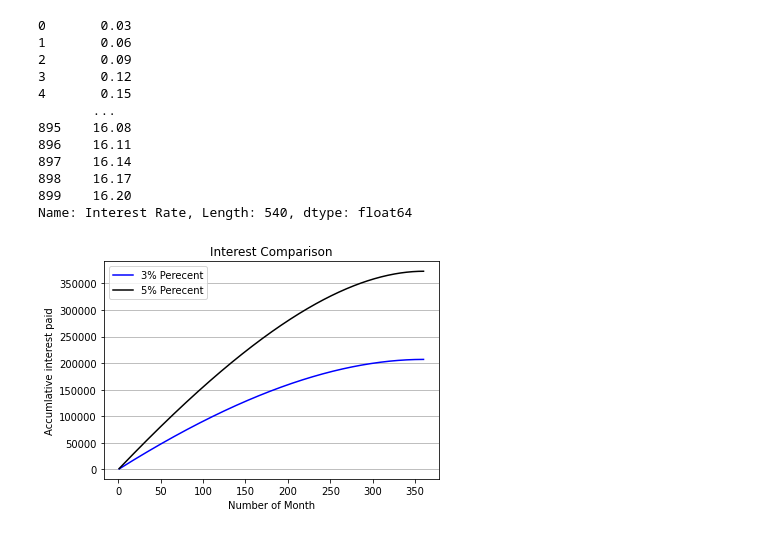
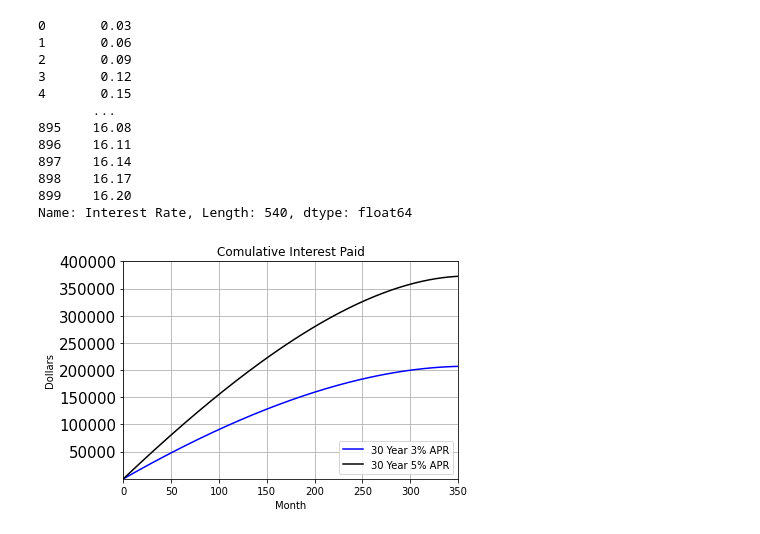
Before and after one commit to amrrahman1/Recreate-Graph, a Jupyter notebook: Re_create_Graph.ipynb, the cells around one changed output. Cells and saved outputs as stored; diff of their text form; code cells hidden in the pictures.

```diff
--- a/Re_create_Graph.ipynb
+++ b/Re_create_Graph.ipynb
@@ -124,18 +124,22 @@ from matplotlib.legend_handler import HandlerLine2D
 # %%
 # Recreate the Graph
 
 # for the legend controls I searched "stack over flow"
-plt.plot(new_df['Month'],new_df['Interest Paid'].cumsum(),c='b', label='3% Perecent')
-plt.plot(new_df_five['Month'],new_df_five['Interest Paid'].cumsum(),c='k', label ='5% Perecent')
-plt.legend(loc="upper left")
-plt.yticks(size =10)
-plt.yticks(size =10)
-plt.xlabel ('Number of Month')
-plt.ylabel ('Accumlative interest paid')
-plt.title ('Interest Comparison')
+plt.plot(new_df['Month'],new_df['Interest Paid'].cumsum(),c='b', label='30 Year 3% APR')
+plt.plot(new_df_five['Month'],new_df_five['Interest Paid'].cumsum(),c='k', label ='30 Year 5% APR')
+
+plt.xlim([0,350])
+plt.ylim([50,400000])
+plt.legend(loc="lower right")
+plt.yticks(size =15)
+plt.yticks(size =15)
+plt.xlabel ('Month')
+plt.ylabel ('Dollars')
+plt.title ('Comulative Interest Paid')
 plt.grid(axis = 'y')
+plt.grid(axis = 'x')
 plt.show()
 # %% [output]
-[figure, old version]
+[figure, new version]
 # %%
 |
```
